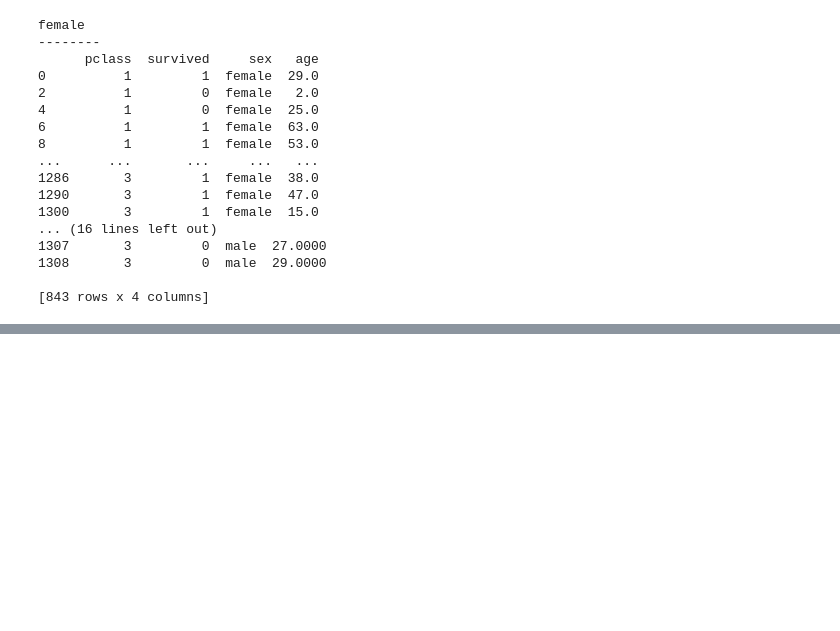
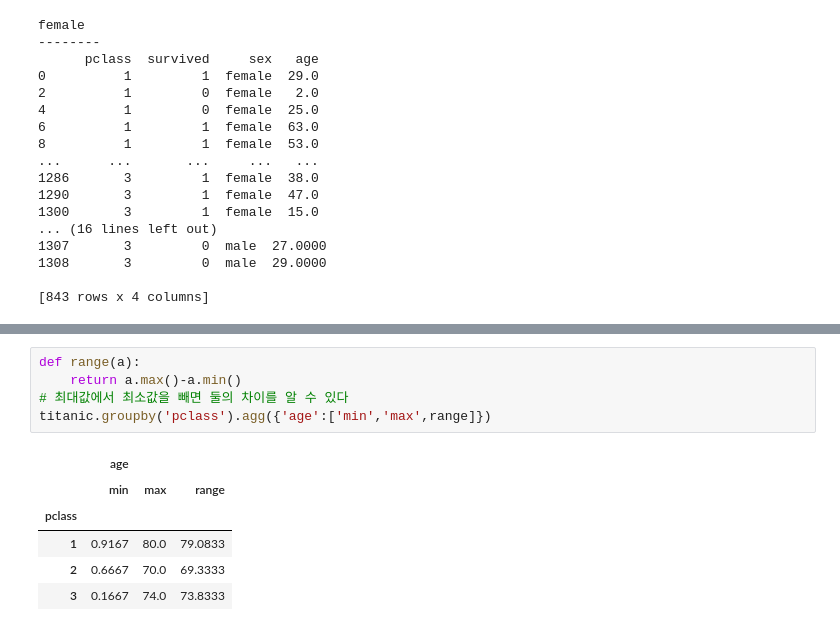
Before and after one commit to minseok06/python, a Jupyter notebook: 17강 화이팅!.ipynb, the cells around one changed output, grey strips where cells are left out. Cells and saved outputs as stored; diff of their text form; blank space fills up the shorter version.

```diff
--- a/17강 화이팅!.ipynb
+++ b/17강 화이팅!.ipynb
@@ -142,0 +245,12 @@ female
+# %%
+def range(a):
+    return a.max()-a.min()
+# 최대값에서 최소값을 빼면 둘의 차이를 알 수 있다
+titanic.groupby('pclass').agg({'age':['min','max',range]})
+# %% [output]
+|  | age |  |  |
+|  | min | max | range |
+| pclass |  |  |  |
+| 1 | 0.9167 | 80.0 | 79.0833 |
+| 2 | 0.6667 | 70.0 | 69.3333 |
+| 3 | 0.1667 | 74.0 | 73.8333 |
```
Also changed, not shown: parts of 17 cells of this notebook.
